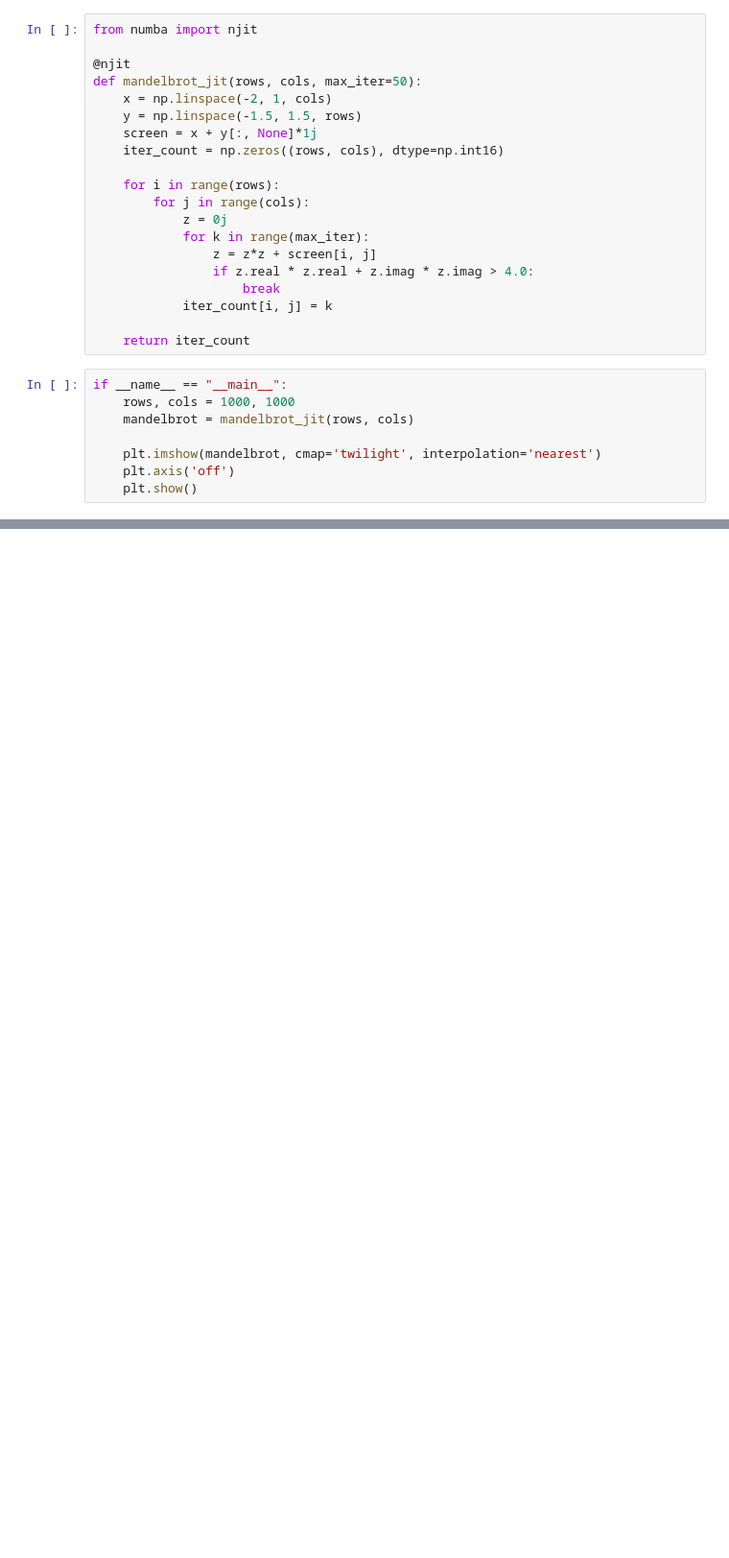
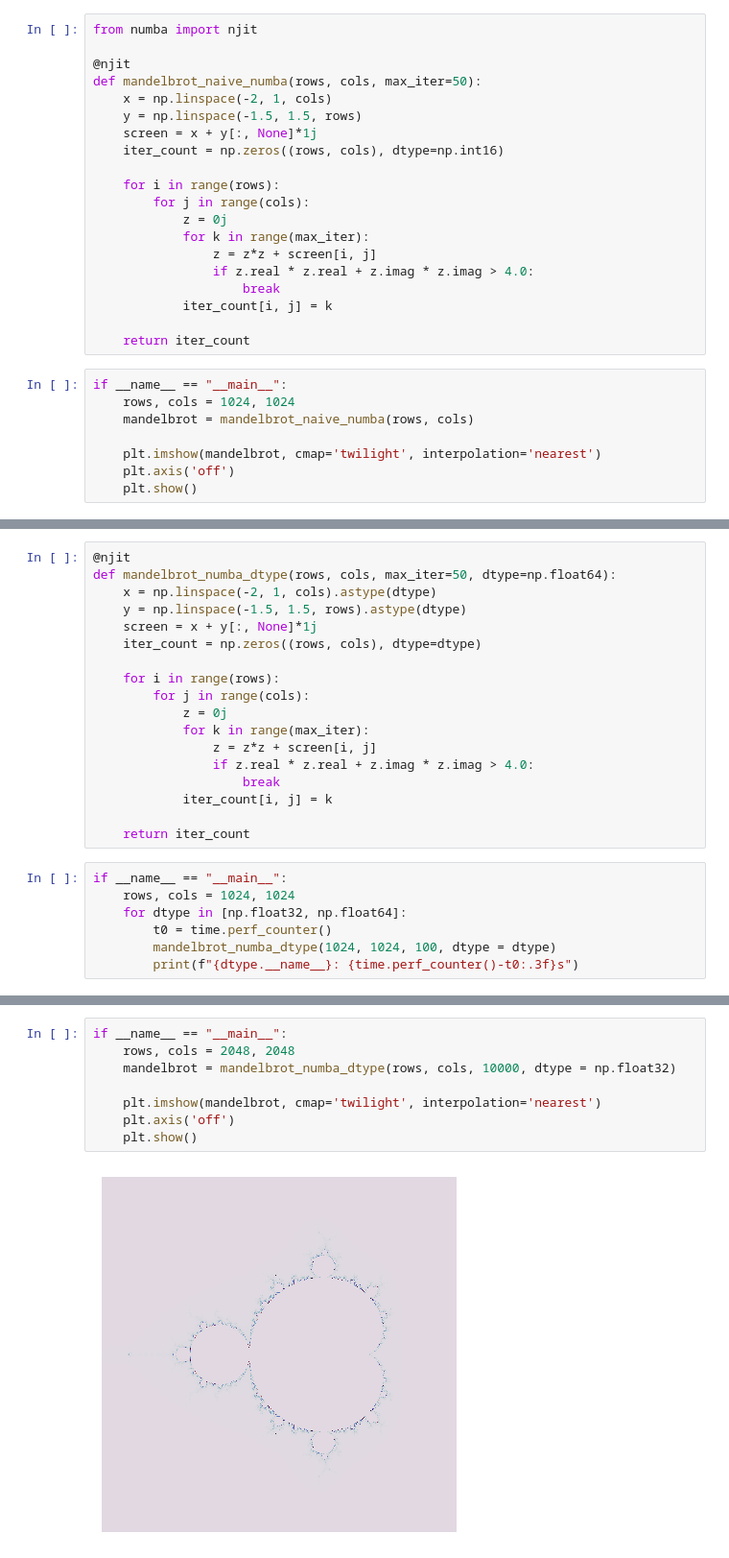
Before and after one commit to MercadonaEnjoyer/mandelbrot-nsc, a Jupyter notebook: mandelbrot-nsc/Mandelbrot_ex.ipynb, the cells around one changed output, grey strips where cells are left out. Shown at 96% size. Cells and saved outputs as stored; diff of their text form; blank space fills up the shorter version.

Commit message:
Milestone 4 - Numba with float32 and 64

```diff
--- a/mandelbrot-nsc/Mandelbrot_ex.ipynb
+++ b/mandelbrot-nsc/Mandelbrot_ex.ipynb
@@ -241,7 +242,7 @@ Some operations can be improved by breaking them down into operations that are e
 from numba import njit
 
 @njit
-def mandelbrot_jit(rows, cols, max_iter=50):
+def mandelbrot_naive_numba(rows, cols, max_iter=50):
     x = np.linspace(-2, 1, cols)
     y = np.linspace(-1.5, 1.5, rows)
     screen = x + y[:, None]*1j
@@ -259,8 +260,8 @@ def mandelbrot_jit(rows, cols, max_iter=50):
     return iter_count
 # %%
 if __name__ == "__main__":
-    rows, cols = 1000, 1000
-    mandelbrot = mandelbrot_jit(rows, cols)
+    rows, cols = 1024, 1024
+    mandelbrot = mandelbrot_naive_numba(rows, cols)
 
     plt.imshow(mandelbrot, cmap='twilight', interpolation='nearest')
     plt.axis('off')
@@ -267,0 +301,25 @@ if __name__ == "__main__":
+# %%
+@njit
+def mandelbrot_numba_dtype(rows, cols, max_iter=50, dtype=np.float64):
+    x = np.linspace(-2, 1, cols).astype(dtype)
+    y = np.linspace(-1.5, 1.5, rows).astype(dtype)
+    screen = x + y[:, None]*1j
+    iter_count = np.zeros((rows, cols), dtype=dtype)
+
+    for i in range(rows):
+        for j in range(cols):
+            z = 0j
+            for k in range(max_iter):
+                z = z*z + screen[i, j]
+                if z.real * z.real + z.imag * z.imag > 4.0:
+                    break
+            iter_count[i, j] = k
+
+    return iter_count
+# %%
+if __name__ == "__main__":
+    rows, cols = 1024, 1024
+    for dtype in [np.float32, np.float64]:
+        t0 = time.perf_counter()
+        mandelbrot_numba_dtype(1024, 1024, 100, dtype = dtype)
+        print(f"{dtype.__name__}: {time.perf_counter()-t0:.3f}s")
@@ -267,0 +329,10 @@ if __name__ == "__main__":
+# %%
+if __name__ == "__main__":
+    rows, cols = 2048, 2048
+    mandelbrot = mandelbrot_numba_dtype(rows, cols, 10000, dtype = np.float32)
+
+    plt.imshow(mandelbrot, cmap='twilight', interpolation='nearest')
+    plt.axis('off')
+    plt.show()
+# %% [output]
+[figure, added]
```
Also changed, not shown: parts of 16 cells of this notebook, 2 other files.
